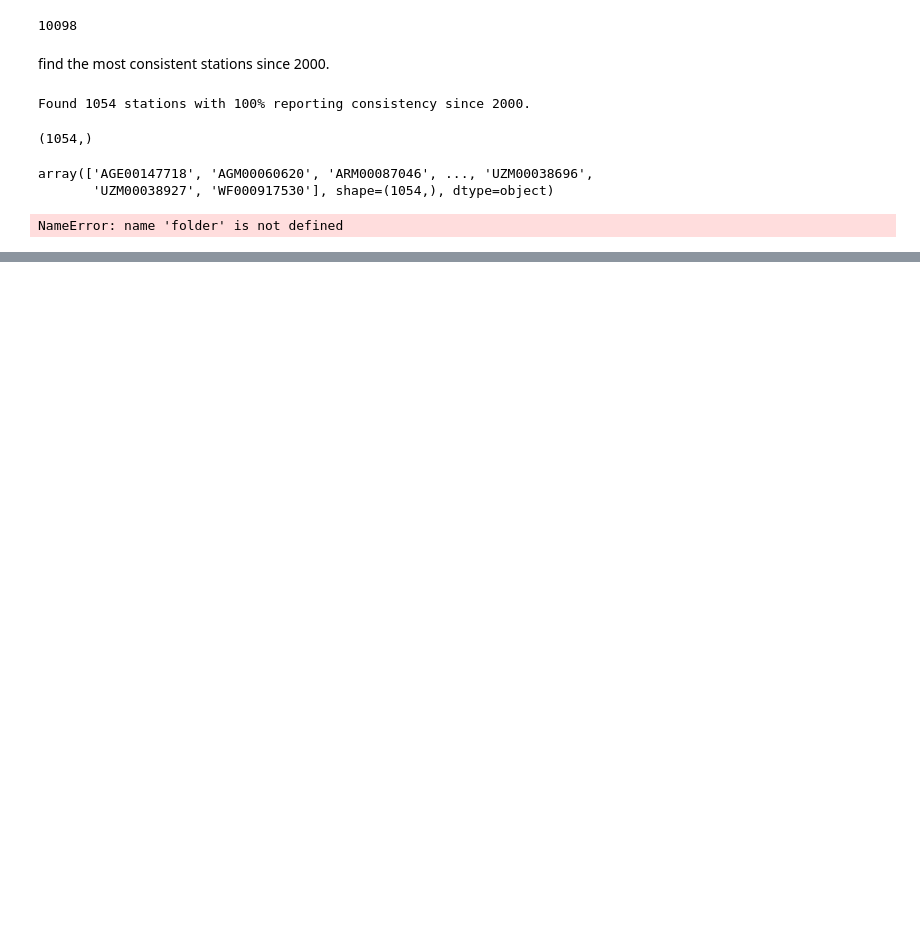
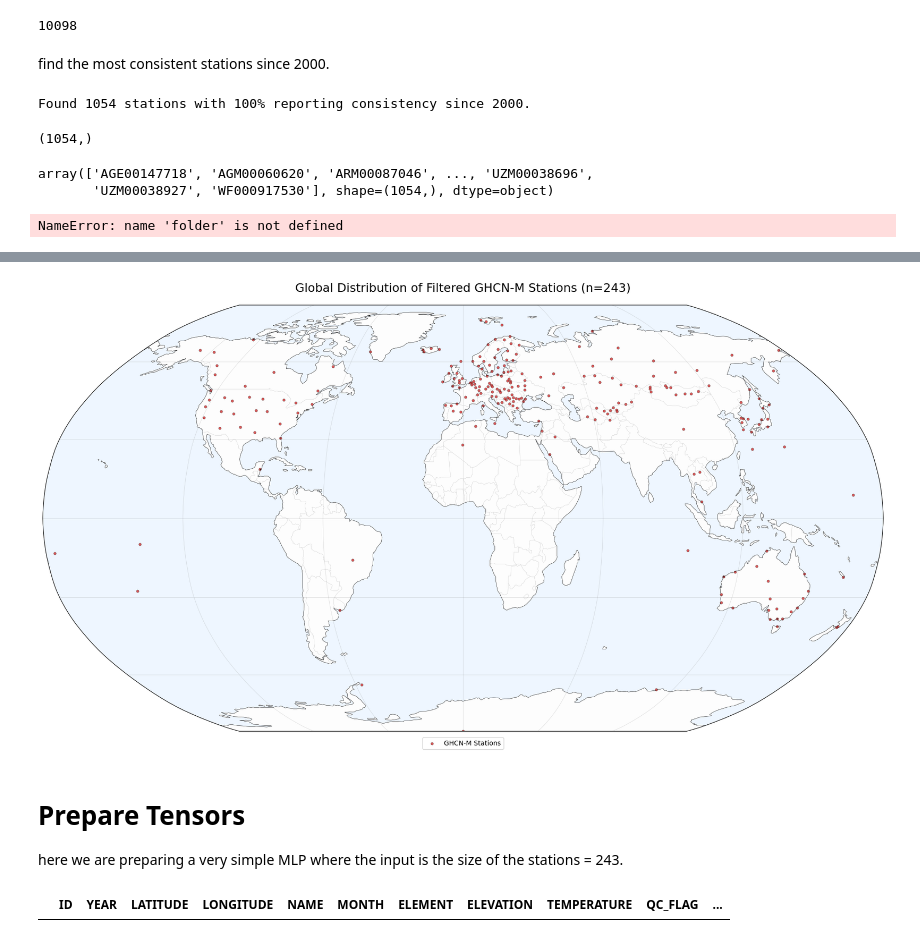
Before and after one commit to emanuel-gf/global-temp-anomaly---daily-max-nasa-esa-era5, a Jupyter notebook: ghcn_noaa/preprocess_ghcn.ipynb, the cells around one changed output, grey strips where cells are left out. Cells and saved outputs as stored; diff of their text form; code cells hidden in the pictures; blank space fills up the shorter version.

```diff
--- a/ghcn_noaa/preprocess_ghcn.ipynb
+++ b/ghcn_noaa/preprocess_ghcn.ipynb
@@ -278,0 +373,11 @@ NameError: name 'folder' is not defined
+# %%
+## retrieve all stations with less than 3 flags in the total time
+for i,pais in enumerate(df['COUNTRY'].unique()):
+    us = df.loc[df['COUNTRY']==pais].groupby('ID').count()
+    ## filter by stations
+    us = us.loc[us['QC_FLAG']<= 3]
+    print(pais, us.shape)
+    if i ==0:
+        end_arr = us.index.values
+    else:
+        end_arr = np.concatenate([end_arr, us.index.values],axis=0)
@@ -278,0 +402,5 @@ NameError: name 'folder' is not defined
+# %%
+## filter again the df by this new array with station
+df = df.loc[df['ID'].isin(end_arr)]
+
+df.shape
@@ -278,0 +495,52 @@ NameError: name 'folder' is not defined
+# %%
+##select the final list stations
+final_df = df.loc[df['ID'].isin(station_list)]
+final_df = final_df.drop_duplicates(subset=['LATITUDE','LONGITUDE'])
+# %%
+import matplotlib.pyplot as plt
+import cartopy.crs as ccrs
+import cartopy.feature as cfeature
+
+def plot_global_stations(df):
+    # 1. Setup the figure and a Global Robinson Projection
+    fig = plt.figure(figsize=(20, 10))
+    ax = plt.axes(projection=ccrs.Robinson())
+
+    # 2. Add high-level geographic features for context
+    ax.add_feature(cfeature.OCEAN, facecolor='#eef6ff', zorder=0)
+    ax.add_feature(cfeature.LAND, facecolor='#fdfdfd', zorder=0)
+    ax.add_feature(cfeature.COASTLINE, linewidth=0.4, edgecolor='black')
+    ax.add_feature(cfeature.BORDERS, linewidth=0.3, edgecolor='gray', alpha=0.5)
+
+    # Add a subtle grid
+    ax.gridlines(draw_labels=False, dms=True, x_inline=False, y_inline=False,
+                 linewidth=0.5, color='gray', alpha=0.3)
+
+    # 3. Plot the stations
+    # We use transform=ccrs.PlateCarree() because the data is in Lat/Lon (WGS84)
+    scatter = ax.scatter(
+        df['LONGITUDE'],
+        df['LATITUDE'],
+        transform=ccrs.PlateCarree(),
+        s=15,             # Size of the dots
+        color='#d32f2f',  # A strong red to stand out
+        edgecolors='black',
+        linewidth=0.3,
+        alpha=0.8,
+        label='GHCN-M Stations'
+    )
+
+    # 4. Final touches
+    plt.title(f"Global Distribution of Filtered GHCN-M Stations (n={df['ID'].nunique()})",
+              fontsize=18, pad=20)
+
+    # Add a legend
+    plt.legend(loc='lower center', bbox_to_anchor=(0.5, -0.05), ncol=1, frameon=True)
+
+    plt.tight_layout()
+    plt.show()
+
+# Run the plot with your final balanced dataframe
+plot_global_stations(final_df)
+# %% [output]
+[figure, added]
@@ -278,0 +551,4 @@ NameError: name 'folder' is not defined
+# %% [markdown]
+# Prepare Tensors
+
+here we are preparing a very simple MLP where the input is the size of the stations = 243.
@@ -278,0 +567,4 @@ NameError: name 'folder' is not defined
+# %%
+df_ghcn[df_ghcn[df_ghcn.isna()].any(axis=1)]
+# %% [output]
+|  | ID | YEAR | LATITUDE | LONGITUDE | NAME | MONTH | ELEMENT | ELEVATION | TEMPERATURE | QC_FLAG | ... |
```
Also changed, not shown: parts of 28 cells of this notebook, 11 other files.
